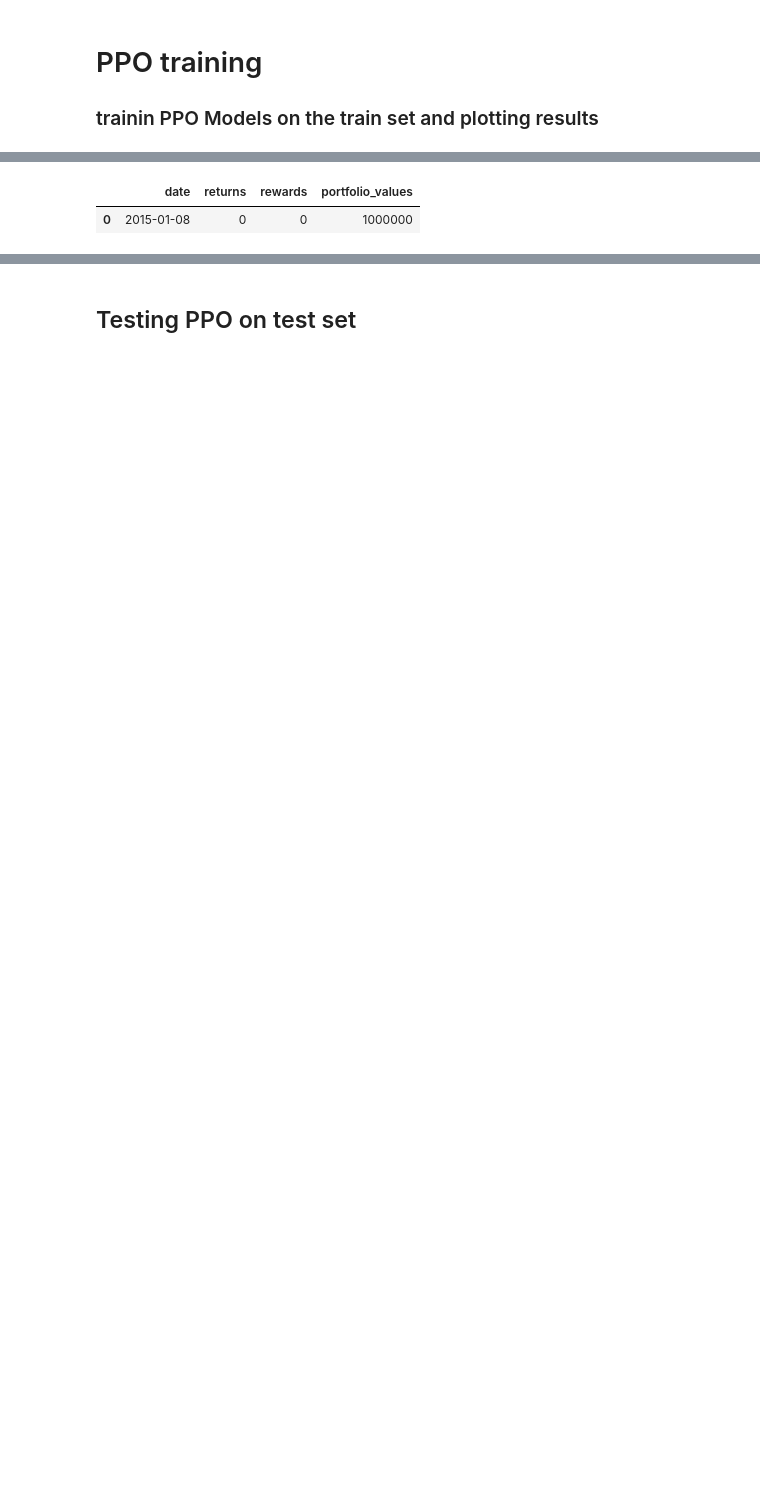
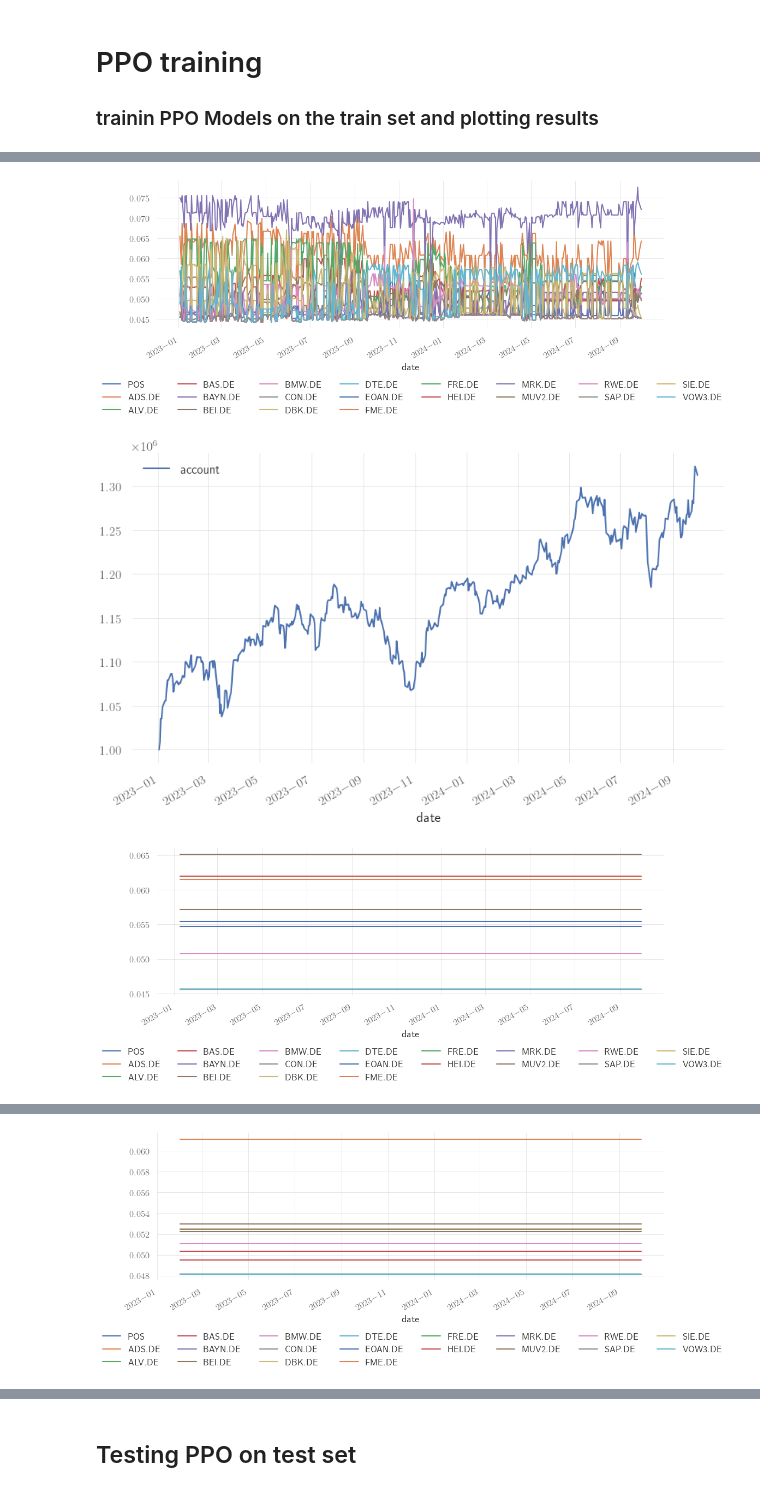
Before and after one commit to Versus-91/Thesis, a Jupyter notebook: drl.ipynb, the cells around one changed output, grey strips where cells are left out. Drawn from its saved outputs; the diff is of its cells as text; code cells hidden in the pictures; blank space fills up the shorter version.

```diff
--- a/drl.ipynb
+++ b/drl.ipynb
@@ -91,7 +77,7 @@ Name: count, dtype: int64
 # %%
-TRAIN_START_DATE = '2015-01-01'
-TRAIN_END_DATE = '2023-12-30'
-TEST_START_DATE = '2024-01-01'
+TRAIN_START_DATE = '2000-01-01'
+TRAIN_END_DATE = '2022-12-30'
+TEST_START_DATE = '2023-01-01'
 TEST_END_DATE = '2024-10-01'
 # %%
 from finrl.config_tickers import DOW_30_TICKER,NAS_100_TICKER,HSI_50_TICKER,DAX_30_TICKER,SP_500_TICKER
@@ -342,5 +311,5 @@ Stock Dimension: 26, State Space: 105
 # %%
-from FinRL.finrl.meta.env_portfolio_optimization.env_portfolio_optimization import PortfolioOptimizationEnv
+from finrl.meta.env_portfolio_optimization.env_portfolio_optimization import PortfolioOptimizationEnv
 from agents.evn_mvo import StockPortfolioEnv
 
 stock_dimension = len(train_data_dax.tic.unique())
@@ -348,23 +317,19 @@ state_space = stock_dimension
 env_kwargs = {
     "initial_amount": 1000000,
     "normalize_df":None,
-    "features" :["close", "high", "low",'close_21_ema','close_5_ema','turbulence'],
-    "time_window" :5
+    "features" :["close", "high", "low","turbulence",'close_5_ema'],
 }
-
 
 #Establish the training environment using StockTradingEnv() class
 e_train_gym = PortfolioOptimizationEnv(df = train_data_dax, **env_kwargs)
 # %%
-from FinRL.finrl.meta.env_portfolio_optimization.env_portfolio_optimization import PortfolioOptimizationEnv
 
 stock_dimension = len(train_data_dax.tic.unique())
 state_space = stock_dimension
 env_kwargs = {
     "initial_amount": 1000000,
     "normalize_df":None,
-    "features" :["close", "high", "low",'close_21_ema','close_5_ema','turbulence'],
-    "time_window" :5
+    "features" :["close", "high", "low","turbulence",'close_5_ema'],
 }
 
 
@@ -379,0 +389,6 @@ len(est._df.index.unique())
+# %%
+time_windows = [1,5,21]
+results= {}
+for i in time_windows:
+    results["ppo_"+ str(i)] = {"i" : i}
+results
@@ -413,13 +458,0 @@ Wrapping the env in a DummyVecEnv.
-# %%
-metrics_df_dax = pd.DataFrame(
-    {
-        "date": e_train_gym._date_memory,
-        "returns": e_train_gym._portfolio_return_memory,
-        "rewards": e_train_gym._portfolio_reward_memory,
-        "portfolio_values": e_train_gym._asset_memory["final"],
-    }
-)
-metrics_df_dax.head()
-# %% [output]
-|  | date | returns | rewards | portfolio_values |
-| 0 | 2015-01-08 | 0 | 0 | 1000000 |
@@ -427,0 +459,8 @@ model_ppo.save('/results/models/a')
+# %%
+for item in results:
+    results[item]['test_df'][1].iloc[1:,].plot(figsize=(12,4)).legend(ncol=8,bbox_transform=plt.gcf().transFigure, bbox_to_anchor=(1,0))
+    results[item]['test_df'][0].plot(x='date',y='account')
+# %% [output]
+[figure, added]
+[figure, added]
+[figure, added]
@@ -427,0 +468 @@ model_ppo.save('/results/models/a')
+[figure, added]
```
Also changed, not shown: parts of 41 cells of this notebook, 14 other files.
